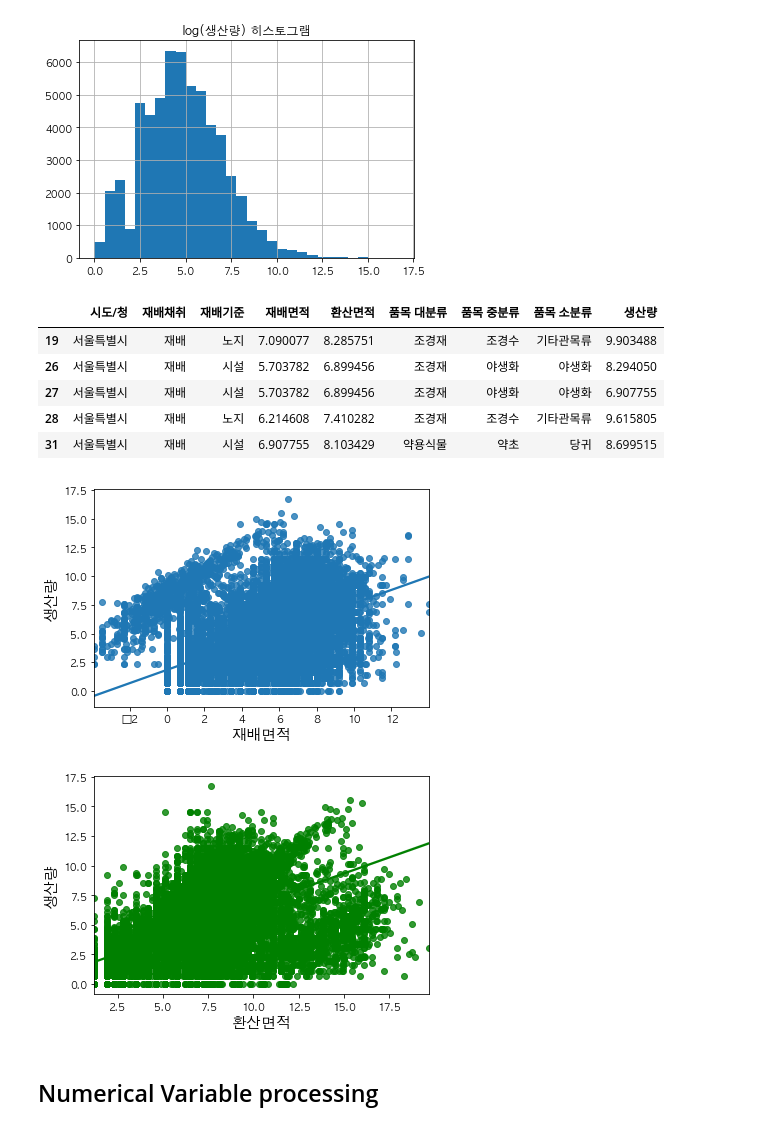
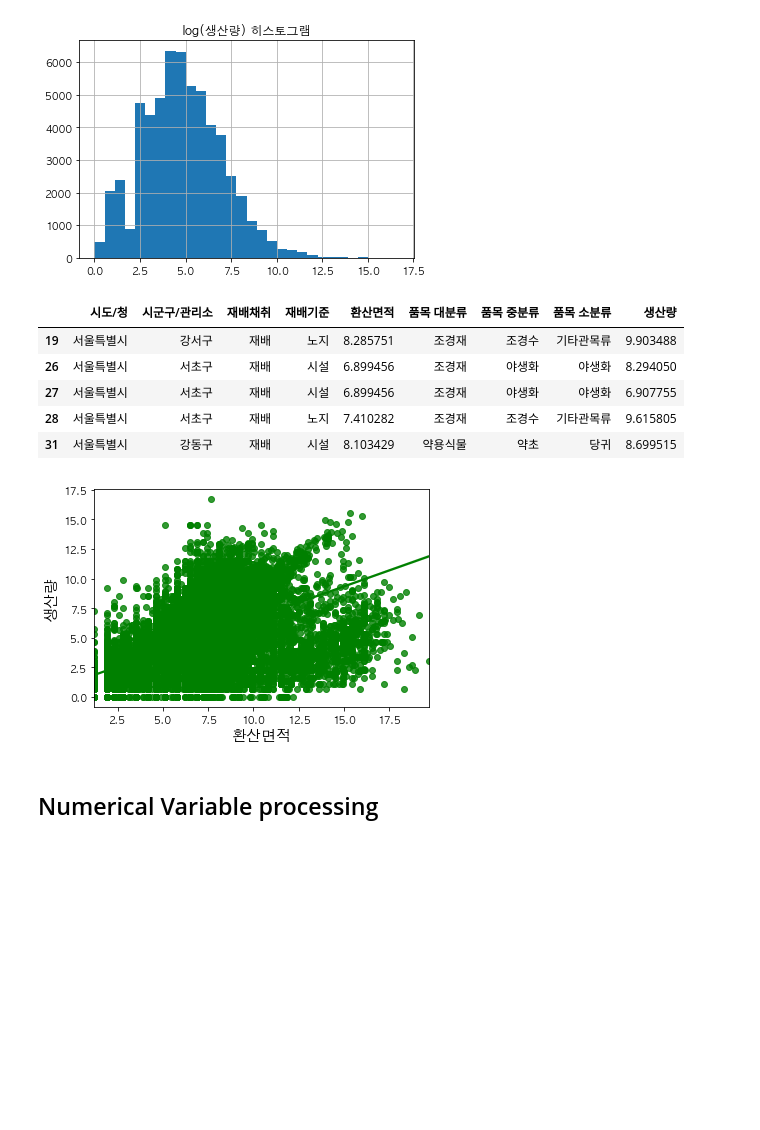
Before and after one commit to kimsunghun00/k-forest, a Jupyter notebook: K-Forest.ipynb, the cells around one changed output. Cells and saved outputs as stored; diff of their text form; code cells hidden in the pictures; blank space fills up the shorter version.

```diff
--- a/K-Forest.ipynb
+++ b/K-Forest.ipynb
@@ -12,10 +12,9 @@ original_data.head(3)
 | 1 | 서울특별시 | 종로구 | 341235.0 | 채취 | NaN | 0 | 0 | ㎡ | 수실 | ... |
 | 2 | 서울특별시 | 중구 | 341243.0 | 채취 | NaN | 0 | 0 | ㎡ | 수실 | ... |
 # %%
-data = original_data.iloc[1:, [0, 3, 4, 5, 6, 8, 9, 10, 12]]
+data = original_data.iloc[1:, [0, 1, 3, 4, 6, 8, 9, 10, 12]]
 data.rename(columns={'구분(재배/채취)' : '재배채취',
                      '구분(재배/채취).1' : '재배기준',
-                     '구분(재배/채취).2' : '재배면적',
                      'Unnamed: 6' : '환산면적',
                      '품목' : '품목 대분류',
                      '품목.1' : '품목 중분류',
@@ -145,4 +141,0 @@ plt.show()
-# %%
-data.replace({'재배면적': {0 : np.NaN}},
-             inplace=True)
-data.dropna(axis=0, inplace=True)
@@ -160,3 +141,0 @@ plt.show()
-# %%
-data['재배면적'] = np.log(data['재배면적'].astype(float))
-data.head()
@@ -245,21 +223,17 @@ plt.show()
 data['생산량'] = np.log(data['생산량'].astype(float))
 data.head()
 # %% [output]
-|  | 시도/청 | 재배채취 | 재배기준 | 재배면적 | 환산면적 | 품목 대분류 | 품목 중분류 | 품목 소분류 | 생산량 |
-| 19 | 서울특별시 | 재배 | 노지 | 7.090077 | 8.285751 | 조경재 | 조경수 | 기타관목류 | 9.903488 |
-| 26 | 서울특별시 | 재배 | 시설 | 5.703782 | 6.899456 | 조경재 | 야생화 | 야생화 | 8.294050 |
-| 27 | 서울특별시 | 재배 | 시설 | 5.703782 | 6.899456 | 조경재 | 야생화 | 야생화 | 6.907755 |
-| 28 | 서울특별시 | 재배 | 노지 | 6.214608 | 7.410282 | 조경재 | 조경수 | 기타관목류 | 9.615805 |
-| 31 | 서울특별시 | 재배 | 시설 | 6.907755 | 8.103429 | 약용식물 | 약초 | 당귀 | 8.699515 |
+|  | 시도/청 | 시군구/관리소 | 재배채취 | 재배기준 | 환산면적 | 품목 대분류 | 품목 중분류 | 품목 소분류 | 생산량 |
+| 19 | 서울특별시 | 강서구 | 재배 | 노지 | 8.285751 | 조경재 | 조경수 | 기타관목류 | 9.903488 |
+| 26 | 서울특별시 | 서초구 | 재배 | 시설 | 6.899456 | 조경재 | 야생화 | 야생화 | 8.294050 |
+| 27 | 서울특별시 | 서초구 | 재배 | 시설 | 6.899456 | 조경재 | 야생화 | 야생화 | 6.907755 |
+| 28 | 서울특별시 | 서초구 | 재배 | 노지 | 7.410282 | 조경재 | 조경수 | 기타관목류 | 9.615805 |
+| 31 | 서울특별시 | 강동구 | 재배 | 시설 | 8.103429 | 약용식물 | 약초 | 당귀 | 8.699515 |
 # %%
-sns.regplot(x='재배면적', y='생산량', data=data)
-plt.show()
-
 sns.regplot(x='환산면적', y='생산량', data=data, color='g')
 plt.show()
 # %% [output]
-[figure, old version]
+[figure, new version]
-[figure, removed]
 # %% [markdown]
 ## Numerical Variable processing
 # %%
```
Also changed, not shown: parts of 35 cells of this notebook.
